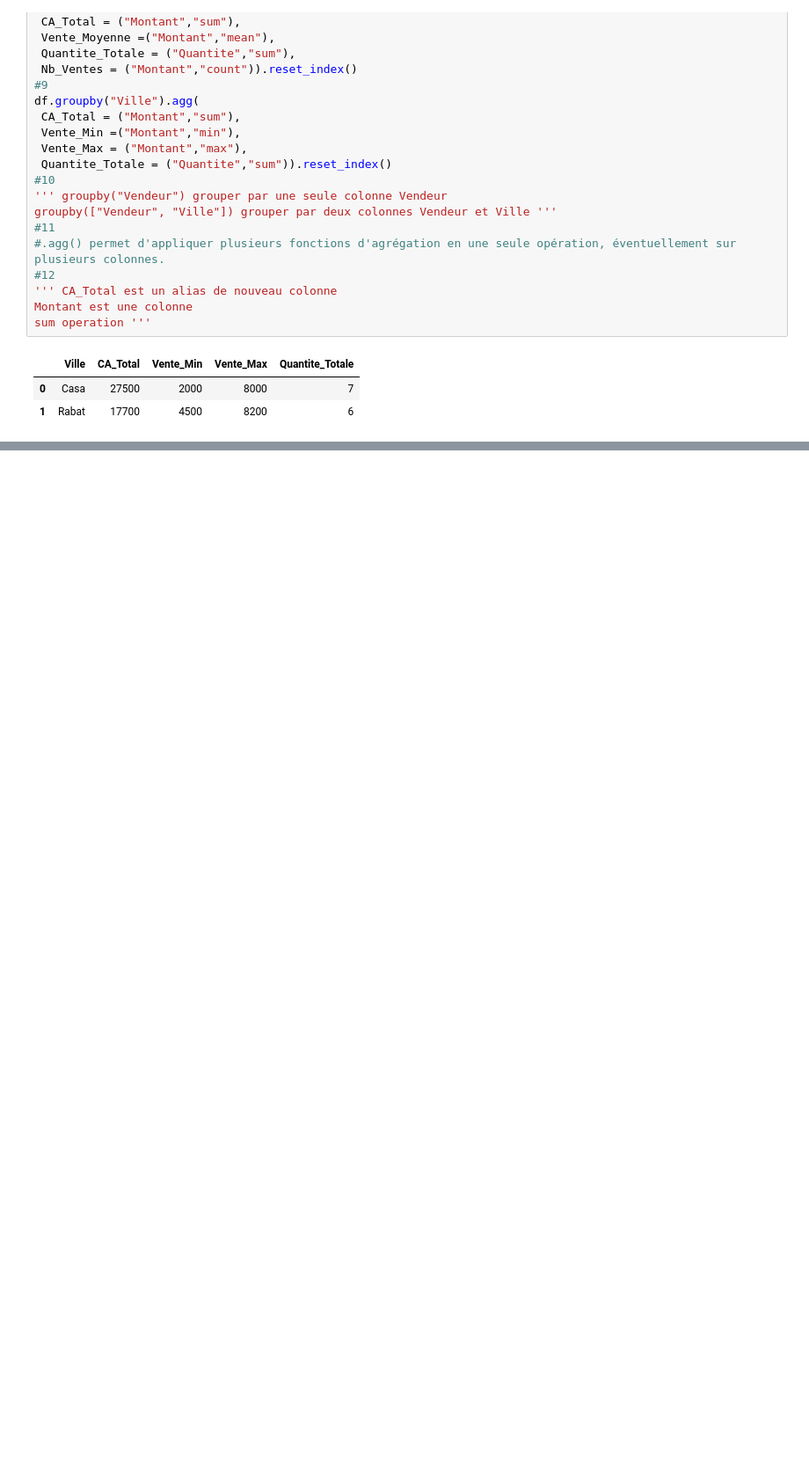
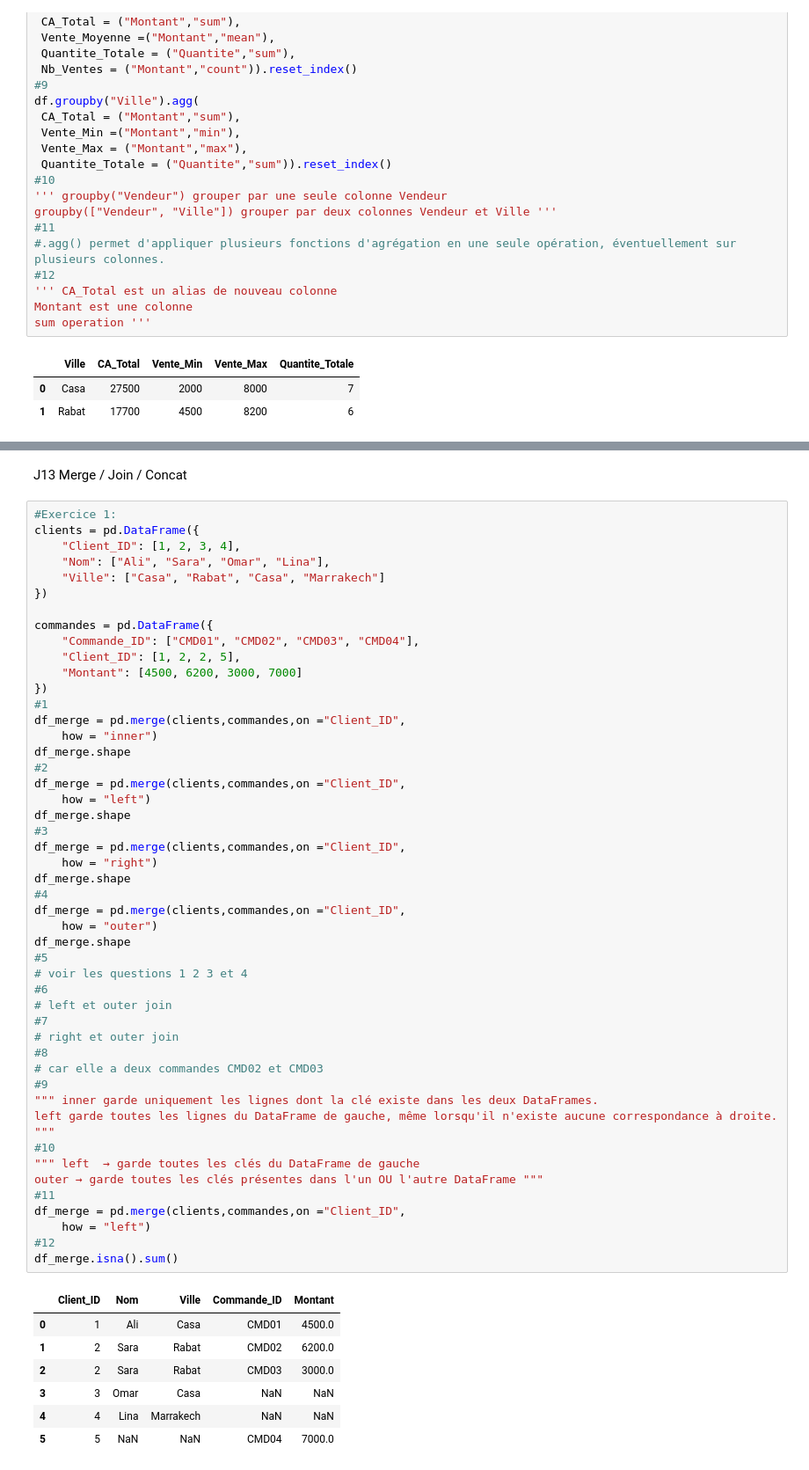
Before and after one commit to echadlitaha/python-data-science, a Jupyter notebook: Septembre/02_pandas/J6_pandas.ipynb, the cells around one changed output, grey strips where cells are left out. Shown at 88% size. Saved outputs shown, nothing was run; the diff lists cells and outputs as text; blank space fills up the shorter version.

Commit message:
Exercices_Pandas

```diff
--- a/Septembre/02_pandas/J6_pandas.ipynb
+++ b/Septembre/02_pandas/J6_pandas.ipynb
@@ -683,0 +694,58 @@ sum operation '''
+# %% [markdown]
+J13	Merge / Join / Concat
+# %%
+#Exercice 1:
+clients = pd.DataFrame({
+    "Client_ID": [1, 2, 3, 4],
+    "Nom": ["Ali", "Sara", "Omar", "Lina"],
+    "Ville": ["Casa", "Rabat", "Casa", "Marrakech"]
+})
+
+commandes = pd.DataFrame({
+    "Commande_ID": ["CMD01", "CMD02", "CMD03", "CMD04"],
+    "Client_ID": [1, 2, 2, 5],
+    "Montant": [4500, 6200, 3000, 7000]
+})
+#1
+df_merge = pd.merge(clients,commandes,on ="Client_ID",
+    how = "inner")
+df_merge.shape
+#2
+df_merge = pd.merge(clients,commandes,on ="Client_ID",
+    how = "left")
+df_merge.shape
+#3
+df_merge = pd.merge(clients,commandes,on ="Client_ID",
+    how = "right")
+df_merge.shape
+#4
+df_merge = pd.merge(clients,commandes,on ="Client_ID",
+    how = "outer")
+df_merge.shape
+#5
+# voir les questions 1 2 3 et 4
+#6
+# left et outer join
+#7
+# right et outer join
+#8
+# car elle a deux commandes CMD02 et CMD03
+#9
+""" inner garde uniquement les lignes dont la clé existe dans les deux DataFrames.
+left garde toutes les lignes du DataFrame de gauche, même lorsqu'il n'existe aucune correspondance à droite. """
+#10
+""" left  → garde toutes les clés du DataFrame de gauche
+outer → garde toutes les clés présentes dans l'un OU l'autre DataFrame """
+#11
+df_merge = pd.merge(clients,commandes,on ="Client_ID",
+    how = "left")
+#12
+df_merge.isna().sum()
+# %% [output]
+|  | Client_ID | Nom | Ville | Commande_ID | Montant |
+| 0 | 1 | Ali | Casa | CMD01 | 4500.0 |
+| 1 | 2 | Sara | Rabat | CMD02 | 6200.0 |
+| 2 | 2 | Sara | Rabat | CMD03 | 3000.0 |
+| 3 | 3 | Omar | Casa | NaN | NaN |
+| 4 | 4 | Lina | Marrakech | NaN | NaN |
+| 5 | 5 | NaN | NaN | CMD04 | 7000.0 |
```
Also changed, not shown: parts of 5 cells of this notebook, 2 other files.
